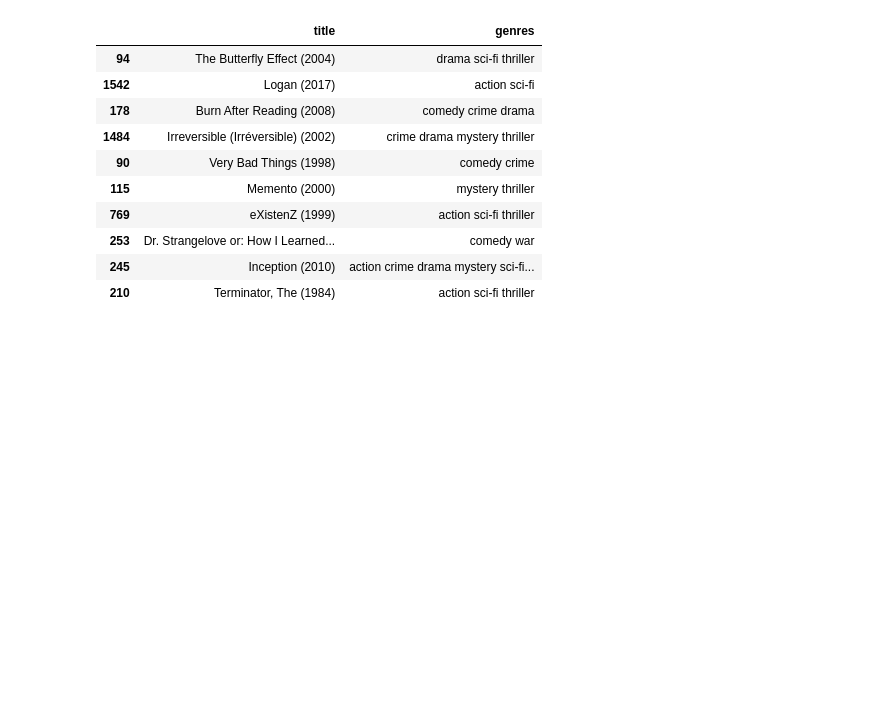
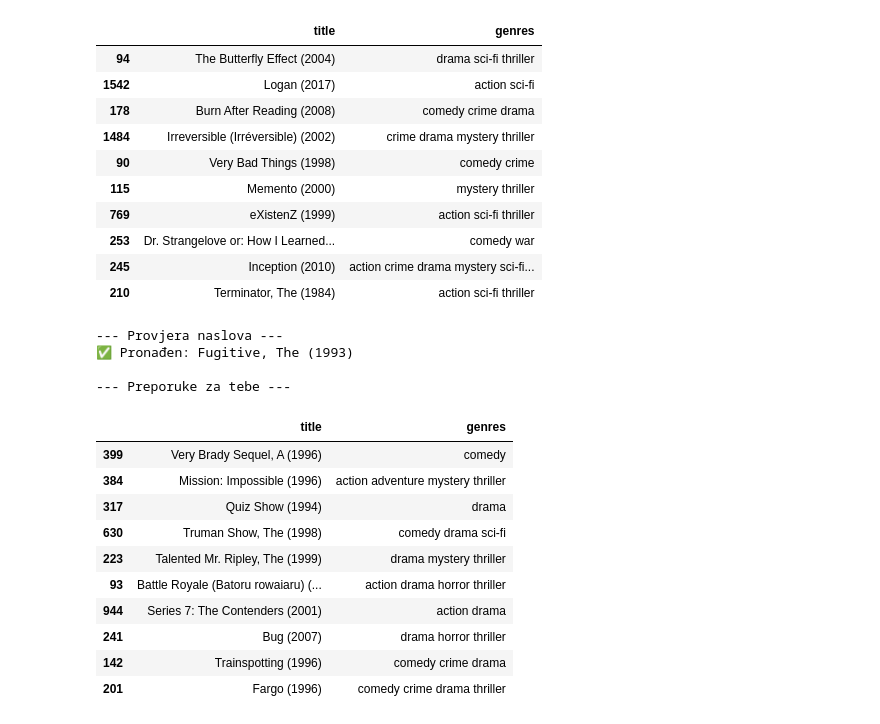
Before and after one commit to karlolac/Content-Based-Movie-Recommendation-System, a Jupyter notebook: content_based_recommender.ipynb, the cells around one changed output. Cells and saved outputs as stored; diff of their text form; code cells hidden in the pictures; blank space fills up the shorter version.

```diff
--- a/content_based_recommender.ipynb
+++ b/content_based_recommender.ipynb
@@ -544,3 +542,22 @@ get_recommendations_from_list(my_movies, indices, cosine_sim, metadata)
 | 253 | Dr. Strangelove or: How I Learned... | comedy war |
 | 245 | Inception (2010) | action crime drama mystery sci-fi... |
 | 210 | Terminator, The (1984) | action sci-fi thriller |
+# %%
+my_movies=["Fugitive, The (1947)"]
+get_recommendations_from_list(my_movies, indices, cosine_sim, metadata)
+# %% [output]
+--- Provjera naslova ---
+✅ Pronađen: Fugitive, The (1993)
+
+--- Preporuke za tebe ---
+|  | title | genres |
+| 399 | Very Brady Sequel, A (1996) | comedy |
+| 384 | Mission: Impossible (1996) | action adventure mystery thriller |
+| 317 | Quiz Show (1994) | drama |
+| 630 | Truman Show, The (1998) | comedy drama sci-fi |
+| 223 | Talented Mr. Ripley, The (1999) | drama mystery thriller |
+| 93 | Battle Royale (Batoru rowaiaru) (... | action drama horror thriller |
+| 944 | Series 7: The Contenders (2001) | action drama |
+| 241 | Bug (2007) | drama horror thriller |
+| 142 | Trainspotting (1996) | comedy crime drama |
+| 201 | Fargo (1996) | comedy crime drama thriller |
```
Also changed, not shown: parts of 4 cells of this notebook.
